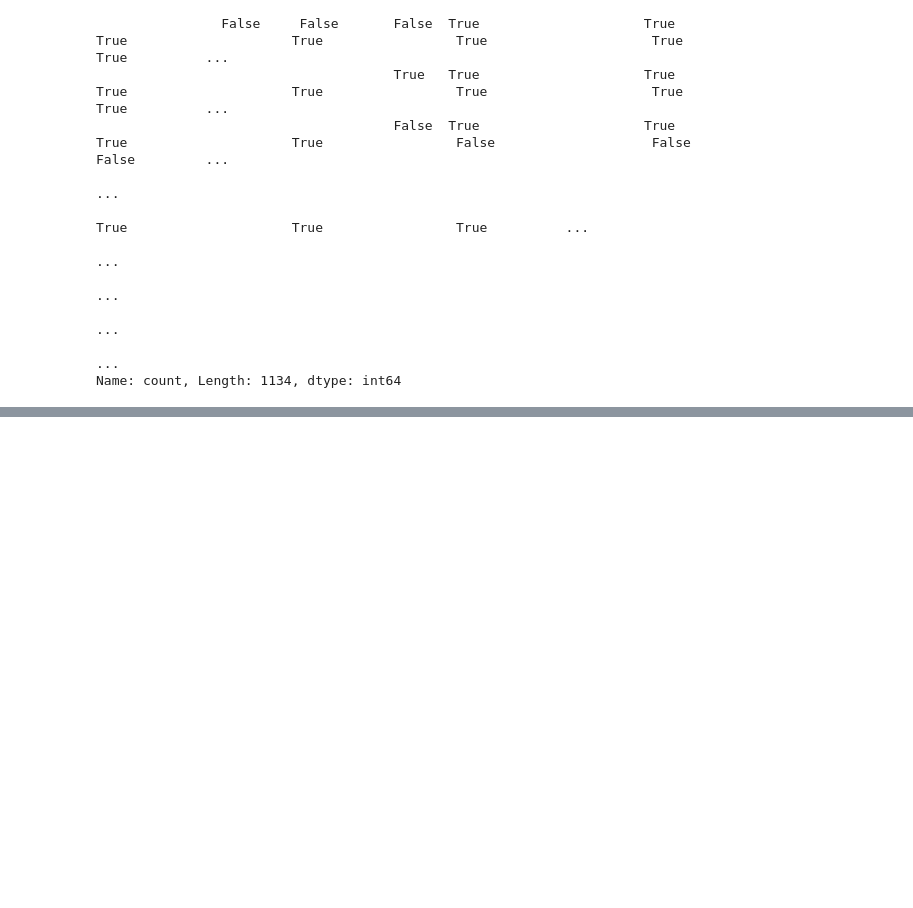
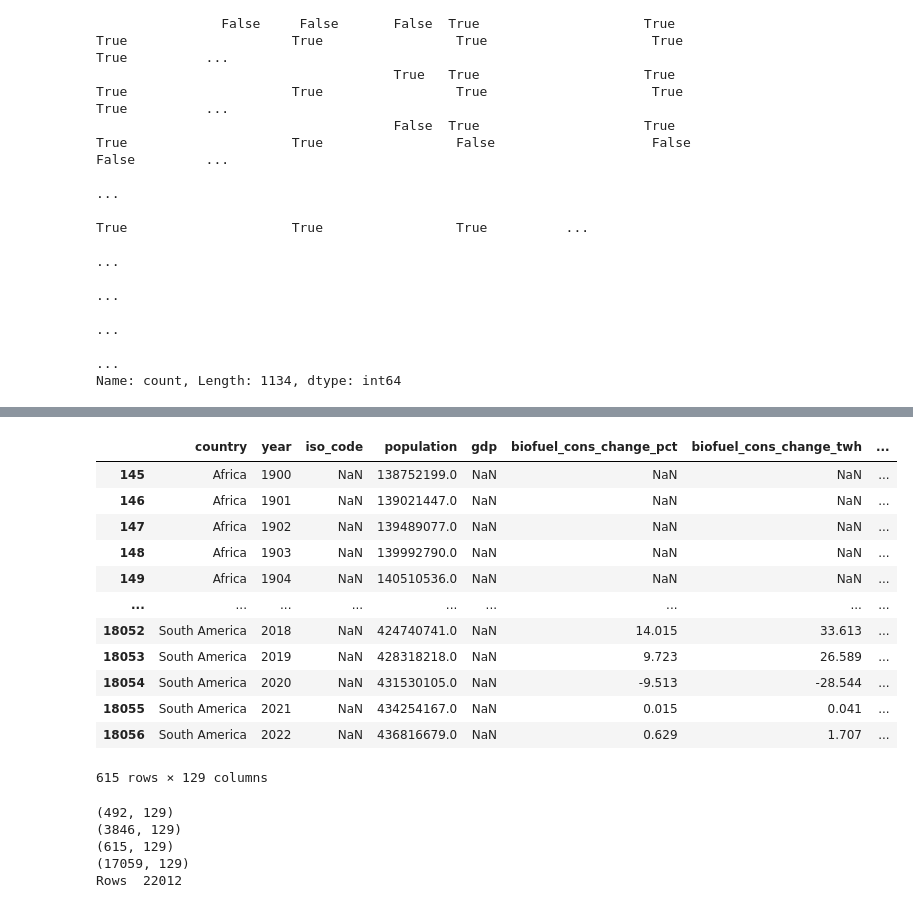
Before and after one commit to forsterboy/DS_final_project, a Jupyter notebook: eda_analysis.ipynb, the cells around one changed output, grey strips where cells are left out. Saved outputs shown, nothing was run; the diff lists cells and outputs as text; code cells hidden in the pictures; blank space fills up the shorter version.

```diff
--- a/eda_analysis.ipynb
+++ b/eda_analysis.ipynb
@@ -134,0 +104,16 @@ energy_df.query('country == "Asia (Ember)"')
+# %%
+continent_filter_list = ['ASEAN ', 'Africa', 'Asia', 'Asia & Oceania', 'Asia Pacific', 'Europe', 'North America', 'South America']
+# %% [output]
+|  | country | year | iso_code | population | gdp | biofuel_cons_change_pct | biofuel_cons_change_twh | ... |
+| 145 | Africa | 1900 | NaN | 138752199.0 | NaN | NaN | NaN | ... |
+| 146 | Africa | 1901 | NaN | 139021447.0 | NaN | NaN | NaN | ... |
+| 147 | Africa | 1902 | NaN | 139489077.0 | NaN | NaN | NaN | ... |
+| 148 | Africa | 1903 | NaN | 139992790.0 | NaN | NaN | NaN | ... |
+| 149 | Africa | 1904 | NaN | 140510536.0 | NaN | NaN | NaN | ... |
+| ... | ... | ... | ... | ... | ... | ... | ... | ... |
+| 18052 | South America | 2018 | NaN | 424740741.0 | NaN | 14.015 | 33.613 | ... |
+| 18053 | South America | 2019 | NaN | 428318218.0 | NaN | 9.723 | 26.589 | ... |
+| 18054 | South America | 2020 | NaN | 431530105.0 | NaN | -9.513 | -28.544 | ... |
+| 18055 | South America | 2021 | NaN | 434254167.0 | NaN | 0.015 | 0.041 | ... |
+| 18056 | South America | 2022 | NaN | 436816679.0 | NaN | 0.629 | 1.707 | ... |
+615 rows × 129 columns
@@ -134,0 +130,12 @@ energy_df.query('country == "Asia (Ember)"')
+# %%
+print(energy_income_countries_df.shape)
+print(energy_grouped_countries_df.shape)
+print(energy_continental_df.shape)
+print(energy_countries_df.shape)
+print('Rows ', energy_income_countries_df.shape[0] + energy_grouped_countries_df.shape[0] + energy_continental_df.shape[0] + energy_countries_df.shape[0])
+# %% [output]
+(492, 129)
+(3846, 129)
+(615, 129)
+(17059, 129)
+Rows  22012
```
Also changed, not shown: parts of 9 cells of this notebook.
